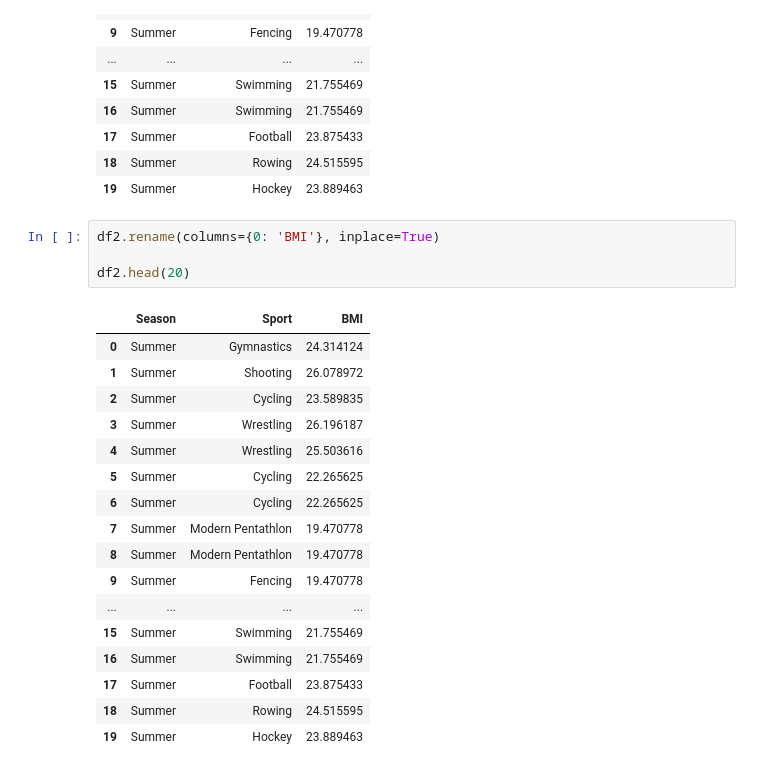
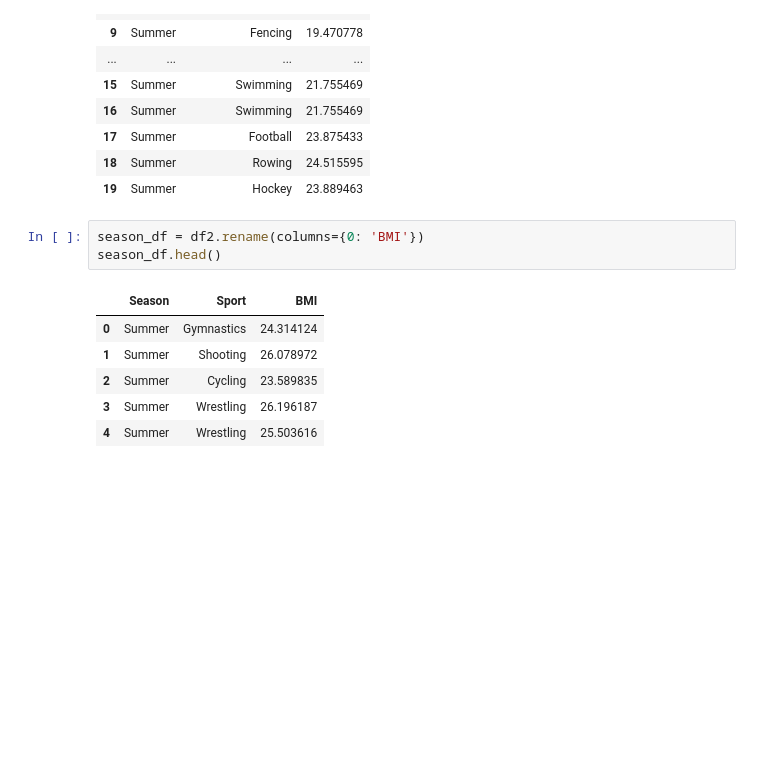
Before and after one commit to arroyo-jorge16/project_1_group_3, a Jupyter notebook: jorge_work/Project_1.ipynb, the cells around one changed output. Saved outputs shown, nothing was run; the diff lists cells and outputs as text; blank space fills up the shorter version.

```diff
--- a/jorge_work/Project_1.ipynb
+++ b/jorge_work/Project_1.ipynb
@@ -133,25 +155,13 @@ df2.head(20)
 | 18 | Summer | Rowing | 24.515595 |
 | 19 | Summer | Hockey | 23.889463 |
 # %%
-df2.rename(columns={0: 'BMI'}, inplace=True)
-
-df2.head(20)
+season_df = df2.rename(columns={0: 'BMI'})
+season_df.head()
 # %% [output]
 |  | Season | Sport | BMI |
 | 0 | Summer | Gymnastics | 24.314124 |
 | 1 | Summer | Shooting | 26.078972 |
 | 2 | Summer | Cycling | 23.589835 |
 | 3 | Summer | Wrestling | 26.196187 |
 | 4 | Summer | Wrestling | 25.503616 |
-| 5 | Summer | Cycling | 22.265625 |
-| 6 | Summer | Cycling | 22.265625 |
-| 7 | Summer | Modern Pentathlon | 19.470778 |
-| 8 | Summer | Modern Pentathlon | 19.470778 |
-| 9 | Summer | Fencing | 19.470778 |
-| ... | ... | ... | ... |
-| 15 | Summer | Swimming | 21.755469 |
-| 16 | Summer | Swimming | 21.755469 |
-| 17 | Summer | Football | 23.875433 |
-| 18 | Summer | Rowing | 24.515595 |
-| 19 | Summer | Hockey | 23.889463 |
 # %%
```
Also changed, not shown: parts of 6 cells of this notebook, 1 other file.
